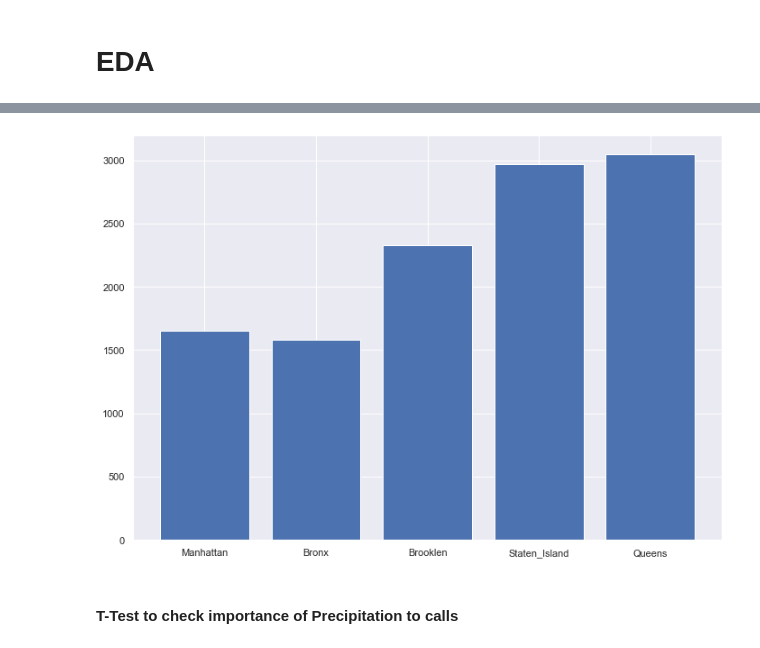
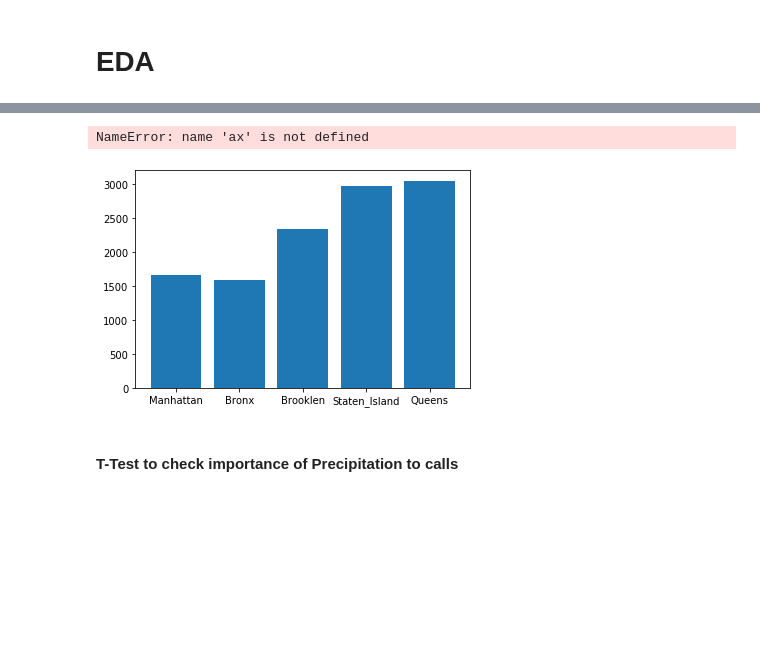
Before and after one commit to kmcnicoll/EMS_PREDICTIONS, a Jupyter notebook: Final_EMS_Prediction.ipynb, the cells around one changed output, grey strips where cells are left out. Drawn from its saved outputs; the diff is of its cells as text; code cells hidden in the pictures; blank space fills up the shorter version.

```diff
--- a/Final_EMS_Prediction.ipynb
+++ b/Final_EMS_Prediction.ipynb
@@ -46,17 +46,18 @@ sns.barplot(ax = sns.barplot(x="SEASON", y="TOTAL_CALL", hue= 'BOROUGH', data=df
 # %%
 Man_Call_Per= Manhattan_pop/MANHATTAN.TOTAL_CALL.mean()
 Bronx_Call_Per = Bronx_pop/BRONX.TOTAL_CALL.mean()
 Brooklen_Call_Per = Brooklyn_pop/BROOKLYN.TOTAL_CALL.mean()
 Staten_Island_Call_Per = Staten_Island_pop/STATEN_ISLAND.TOTAL_CALL.mean()
 Queens_Call_Per = Queens_pop/QUEENS.TOTAL_CALL.mean()
 
+
+#Average Call Per Population of Borough
 list_call_per = [Man_Call_Per, Bronx_Call_Per, Brooklen_Call_Per, Staten_Island_Call_Per, Queens_Call_Per]
 plt.bar(["Manhattan", "Bronx", "Brooklen", "Staten_Island", "Queens"], list_call_per)
-ax.set_title('Average Call Per Population')
-ax.set_ylabel('Population')
 plt.show(ax)
 # %% [output]
+NameError: name 'ax' is not defined
-[figure, old version]
+[figure, new version]
 # %% [markdown]
 #### T-Test to check importance of Precipitation to calls
 # %%
```
Also changed, not shown: parts of 18 cells of this notebook, 8 other files.
